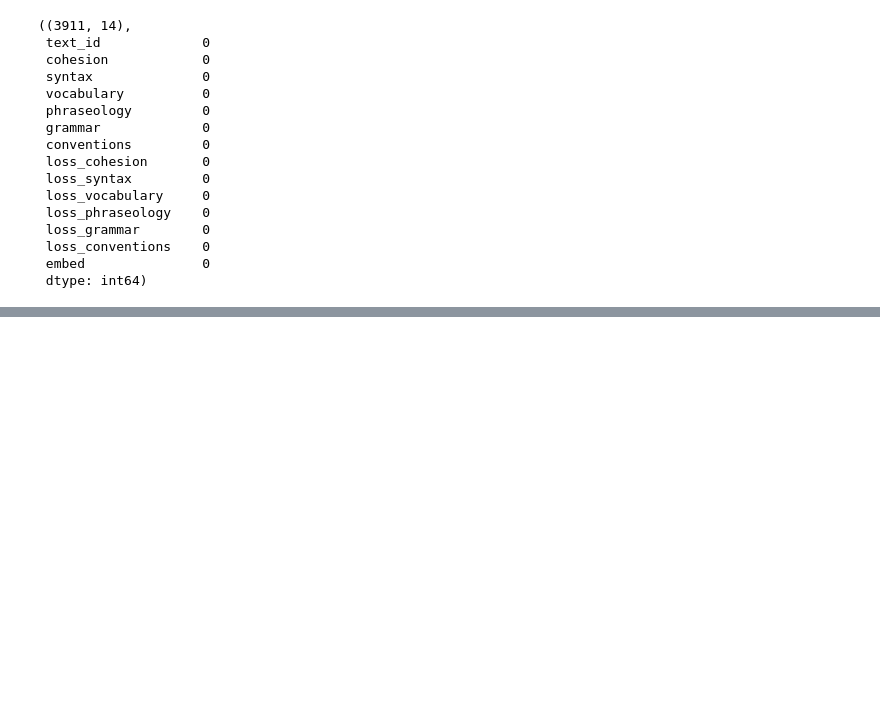
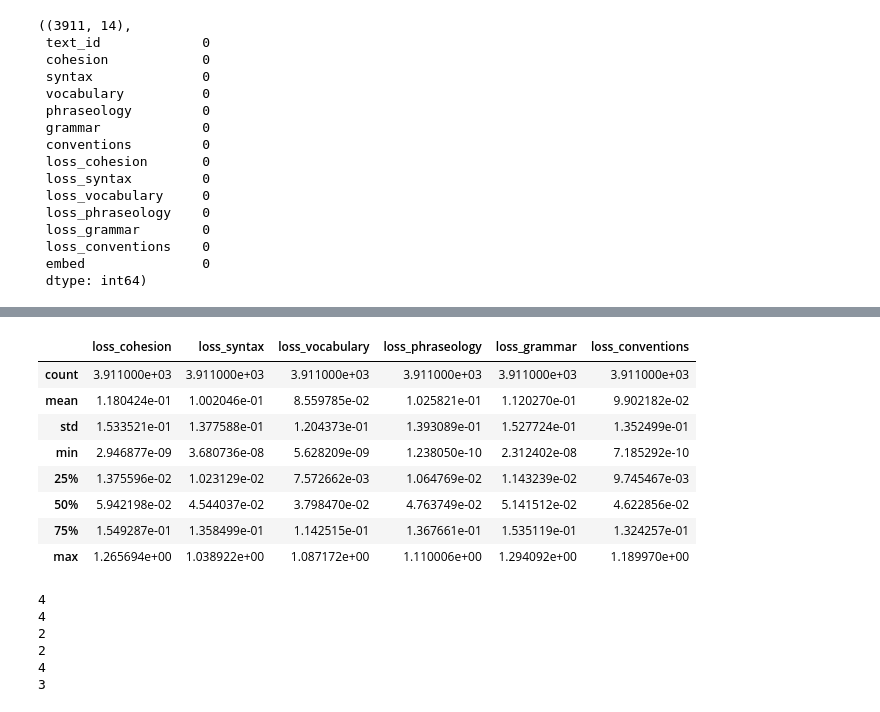
Before and after one commit to tikutikutiku/kaggle-feedback-prize-english-language-learning, a Jupyter notebook: 01_Baseline/exp/01_v1_27.ipynb, the cells around one changed output, grey strips where cells are left out. Drawn from its saved outputs; the diff is of its cells as text; code cells hidden in the pictures; blank space fills up the shorter version.

```diff
--- a/01_Baseline/exp/01_v1_27.ipynb
+++ b/01_Baseline/exp/01_v1_27.ipynb
@@ -424,0 +441,22 @@ oof_df.shape, oof_df.isnull().sum()
+# %%
+oof_df[cols_loss].describe()
+# %% [output]
+|  | loss_cohesion | loss_syntax | loss_vocabulary | loss_phraseology | loss_grammar | loss_conventions |
+| count | 3.911000e+03 | 3.911000e+03 | 3.911000e+03 | 3.911000e+03 | 3.911000e+03 | 3.911000e+03 |
+| mean | 1.180424e-01 | 1.002046e-01 | 8.559785e-02 | 1.025821e-01 | 1.120270e-01 | 9.902182e-02 |
+| std | 1.533521e-01 | 1.377588e-01 | 1.204373e-01 | 1.393089e-01 | 1.527724e-01 | 1.352499e-01 |
+| min | 2.946877e-09 | 3.680736e-08 | 5.628209e-09 | 1.238050e-10 | 2.312402e-08 | 7.185292e-10 |
+| 25% | 1.375596e-02 | 1.023129e-02 | 7.572662e-03 | 1.064769e-02 | 1.143239e-02 | 9.745467e-03 |
+| 50% | 5.942198e-02 | 4.544037e-02 | 3.798470e-02 | 4.763749e-02 | 5.141512e-02 | 4.622856e-02 |
+| 75% | 1.549287e-01 | 1.358499e-01 | 1.142515e-01 | 1.367661e-01 | 1.535119e-01 | 1.324257e-01 |
+| max | 1.265694e+00 | 1.038922e+00 | 1.087172e+00 | 1.110006e+00 | 1.294092e+00 | 1.189970e+00 |
+# %%
+for col in cols_loss:
+    print((oof_df[col]>1.0).sum())
+# %% [output]
+4
+4
+2
+2
+4
+3
```
Also changed, not shown: parts of 4 cells of this notebook.
